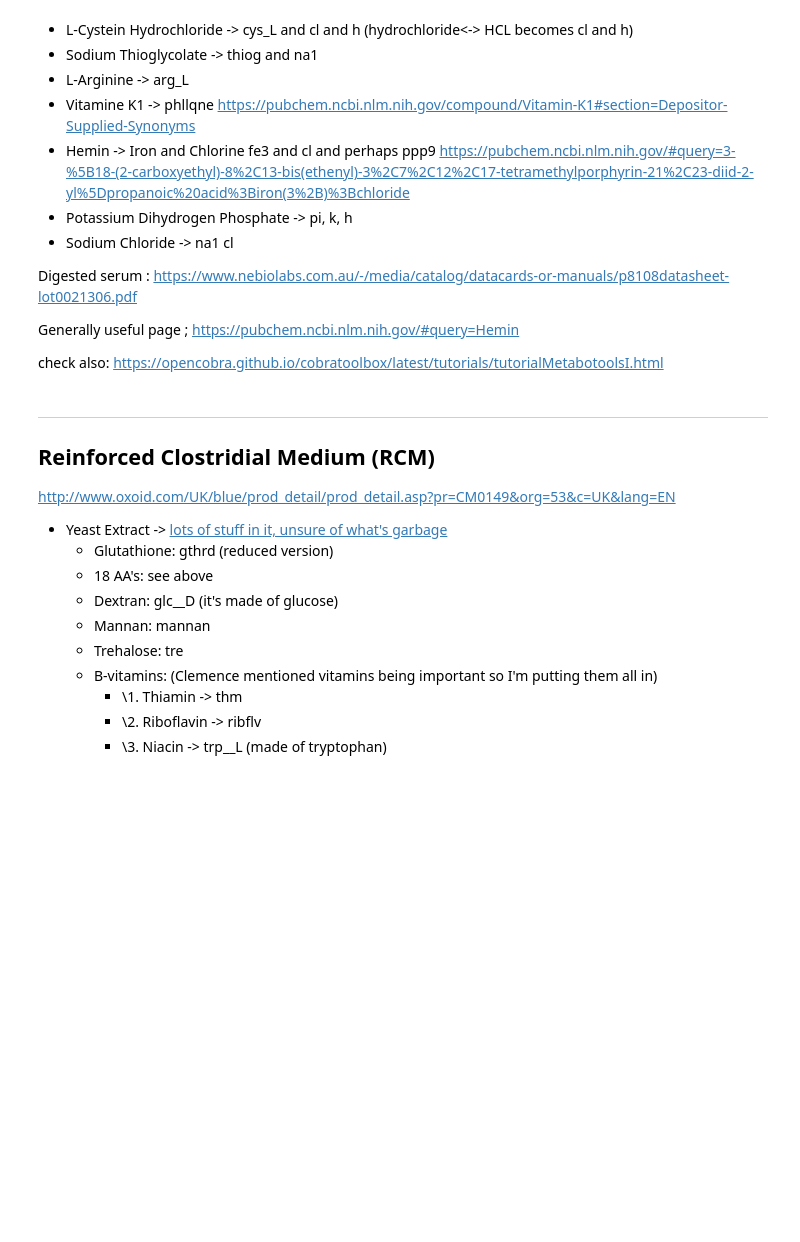
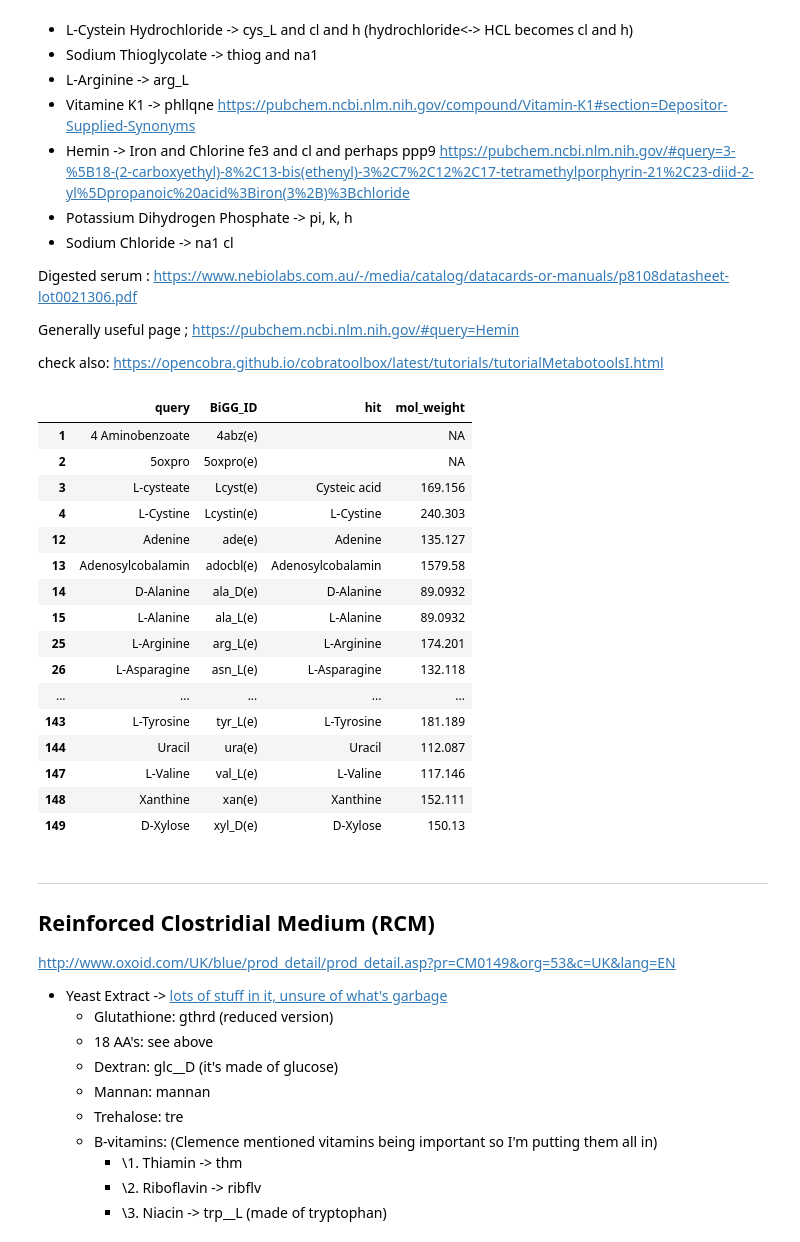
Before and after one commit to PrabJ/Flux_Balance_F_Prausnitzii, a Jupyter notebook: Metabolic_flux.ipynb, the cells around one changed output. Drawn from its saved outputs; the diff is of its cells as text; code cells hidden in the pictures; blank space fills up the shorter version.

Commit message:
Filtered weights for relevant compounds for mgam

```diff
--- a/Metabolic_flux.ipynb
+++ b/Metabolic_flux.ipynb
@@ -68,5 +51,6 @@ for i in mapped_compounds["chebi_id"]:
         continue
 # %%
 mapped_compounds["mol_weight"]=mol_weight
-weights=mapped_compounds[["query", "hit", "mol_weight"]]
-weights
+mapped_compounds["BiGG_ID"]=[model.reactions.get_by_id(compound_id).id[3:] for compound_id in model.medium]
+weights=mapped_compounds[["query", "BiGG_ID", "hit", "mol_weight"]]
+weights.head()
@@ -165,3 +123,24 @@ print(x)
+# %%
+Weights_Mgam=weights[weights["BiGG_ID"].isin(MediumMgam)]
+Weights_Mgam
+# %% [output]
+|  | query | BiGG_ID | hit | mol_weight |
+| 1 | 4 Aminobenzoate | 4abz(e) |  | NA |
+| 2 | 5oxpro | 5oxpro(e) |  | NA |
+| 3 | L-cysteate | Lcyst(e) | Cysteic acid | 169.156 |
+| 4 | L-Cystine | Lcystin(e) | L-Cystine | 240.303 |
+| 12 | Adenine | ade(e) | Adenine | 135.127 |
+| 13 | Adenosylcobalamin | adocbl(e) | Adenosylcobalamin | 1579.58 |
+| 14 | D-Alanine | ala_D(e) | D-Alanine | 89.0932 |
+| 15 | L-Alanine | ala_L(e) | L-Alanine | 89.0932 |
+| 25 | L-Arginine | arg_L(e) | L-Arginine | 174.201 |
+| 26 | L-Asparagine | asn_L(e) | L-Asparagine | 132.118 |
+| ... | ... | ... | ... | ... |
+| 143 | L-Tyrosine | tyr_L(e) | L-Tyrosine | 181.189 |
+| 144 | Uracil | ura(e) | Uracil | 112.087 |
+| 147 | L-Valine | val_L(e) | L-Valine | 117.146 |
+| 148 | Xanthine | xan(e) | Xanthine | 152.111 |
+| 149 | D-Xylose | xyl_D(e) | D-Xylose | 150.13 |
 # %%
 model_mgam=medium(model.copy(),MediumMgam)
 print('\nMedium_mgam')
```
Also changed, not shown: parts of 7 cells of this notebook.
